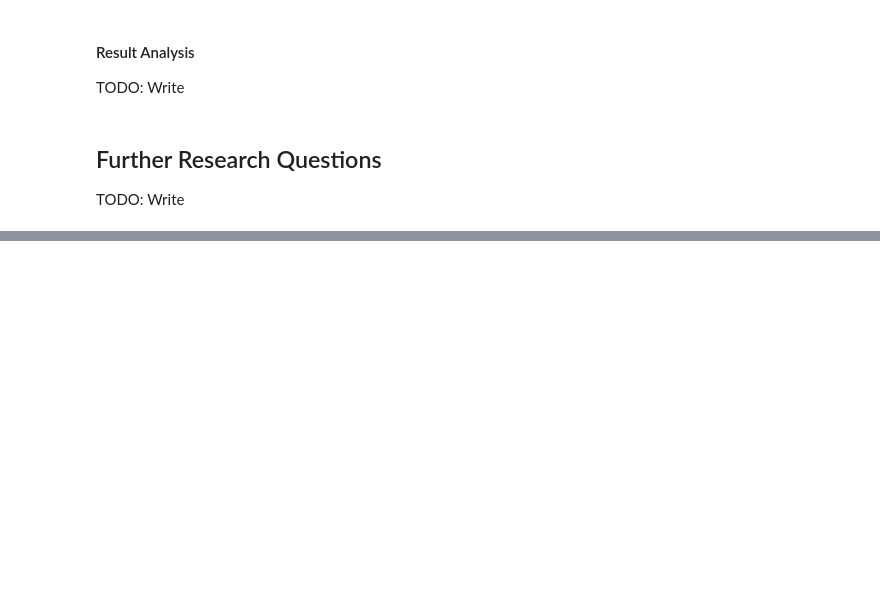
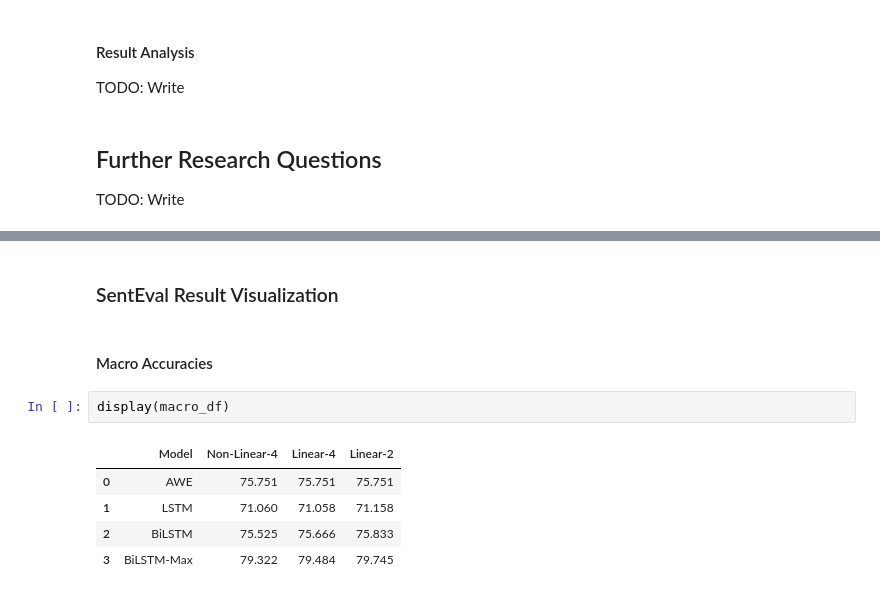
Before and after one commit to gerardPlanella/SentenceRepresentations_NLI, a Jupyter notebook: analysis.ipynb, the cells around one changed output, grey strips where cells are left out. Cells and saved outputs as stored; diff of their text form; blank space fills up the shorter version.

```diff
--- a/analysis.ipynb
+++ b/analysis.ipynb
@@ -314,0 +441,12 @@ TODO: Write
+# %% [markdown]
+### SentEval Result Visualization
+# %% [markdown]
+#### Macro Accuracies
+# %%
+display(macro_df)
+# %% [output]
+|  | Model | Non-Linear-4 | Linear-4 | Linear-2 |
+| 0 | AWE | 75.751 | 75.751 | 75.751 |
+| 1 | LSTM | 71.060 | 71.058 | 71.158 |
+| 2 | BiLSTM | 75.525 | 75.666 | 75.833 |
+| 3 | BiLSTM-Max | 79.322 | 79.484 | 79.745 |
```
Also changed, not shown: parts of 16 cells of this notebook, 18 other files.
